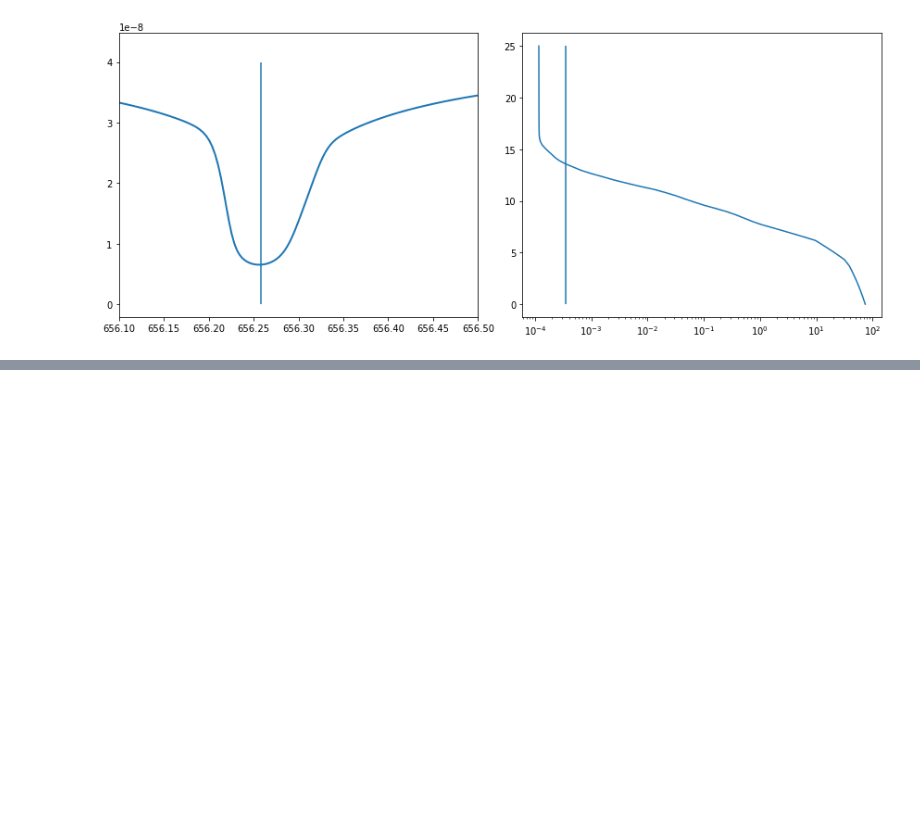
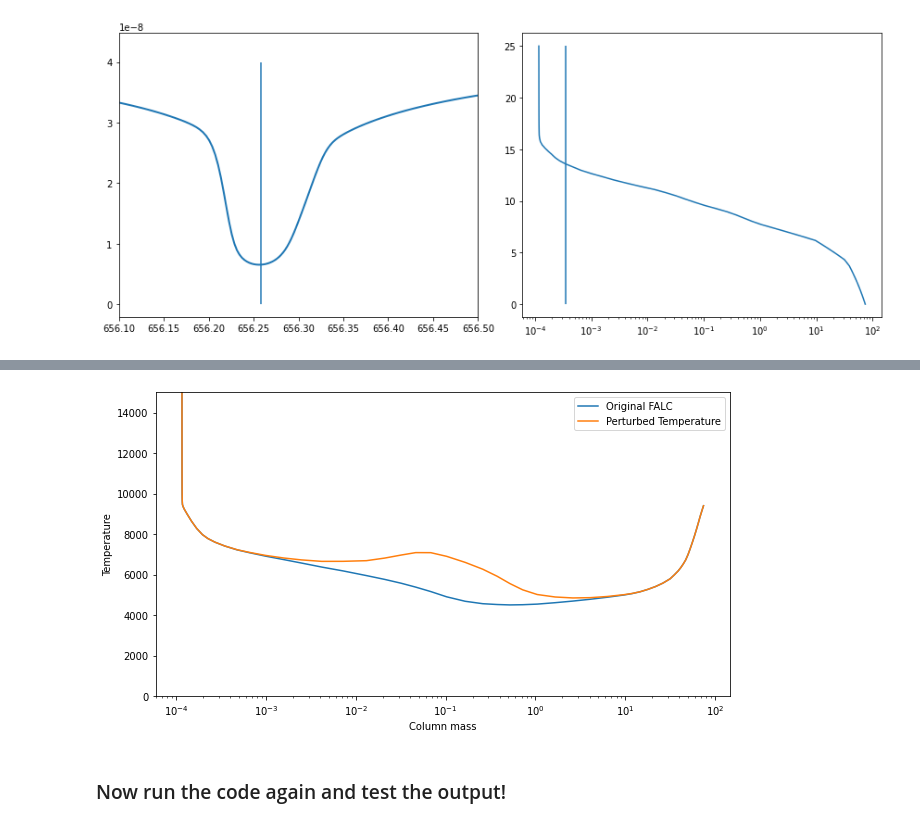
Before and after one commit to ivanzmilic/dkist_workshop_4, a Jupyter notebook: velocity_influence.ipynb, the cells around one changed output, grey strips where cells are left out. Drawn from its saved outputs; the diff is of its cells as text; code cells hidden in the pictures; blank space fills up the shorter version.

Commit message:
Fixed some small comments Added temperature perturbation

```diff
--- a/velocity_influence.ipynb
+++ b/velocity_influence.ipynb
@@ -384,0 +395,26 @@ plt.plot(bisectors,test[2])
+# %%
+a = input_atmos("ONE_D_PLANE", '/home/milic/codes/RH/Atmos/FALC_82.atmos')
+T_old = np.copy(a.T)
+
+# Make a Gaussian jump around point #50, with the widht equal to 5 points, and then see how it influences the line shape
+index = np.linspace(0,81,82)
+center = 50
+width = 5
+jump = np.exp(-(index-center)**2.0/width**2.0)*2000.0
+a.T += jump
+
+plt.figure(figsize=[9,5])
+plt.semilogx(a.cmass,T_old,label='Original FALC')
+plt.semilogx(a.cmass,a.T,label='Perturbed Temperature')
+plt.xlabel("Column mass")
+plt.ylabel("Temperature")
+plt.ylim([0,15000])
+plt.legend()
+plt.tight_layout()
+
+a.write('/home/milic/codes/RH/Atmos/FALC_82_temp.atmos')
+del(a)
+# %% [output]
+[figure, added]
+# %% [markdown]
+### Now run the code again and test the output!
```
Also changed, not shown: parts of 19 cells of this notebook.
